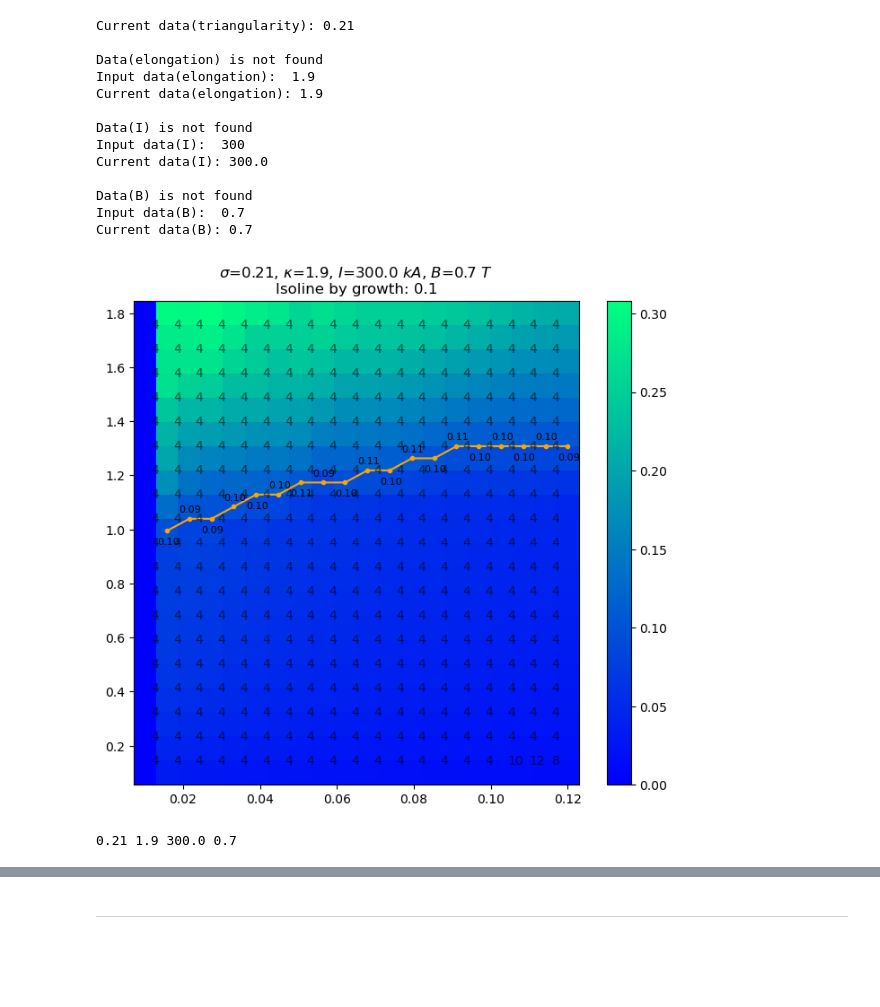
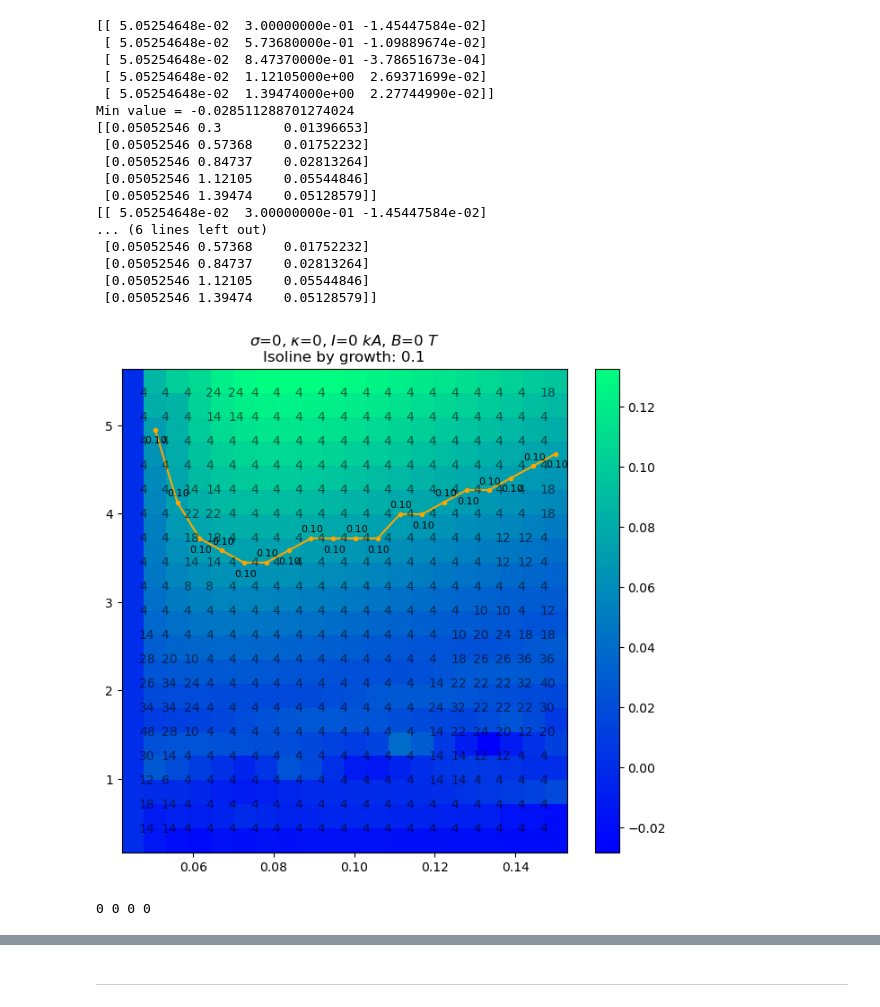
Before and after one commit to feodorrussia/PB_modeling, a Jupyter notebook: Modeling Piling-Ballon Mode/Data-processing.ipynb, the cells around one changed output, grey strips where cells are left out. Cells and saved outputs as stored; diff of their text form; code cells hidden in the pictures; blank space fills up the shorter version.

```diff
--- a/Modeling Piling-Ballon Mode/Data-processing.ipynb
+++ b/Modeling Piling-Ballon Mode/Data-processing.ipynb
@@ -30,8 +30,16 @@ def pack_df_fromArrays(data):
     data_arr = []
     for i in range(N):
         for j in range(M):
-            data_arr.append([data["A"][i], data["P"][j], data["growth"][i, j]])
-    return pd.DataFrame(data_arr, columns=['A', 'P', 'growth'])
+            if data["growth"][i, j] != 0.:
+                data_arr.append([data["A"][i], data["P"][j], data["growth"][i, j]])
+
+    np_arr = np.array(data_arr)
+    print(np_arr[:5, :])
+    print(f"Min value = {np.min(np_arr)}")
+    np_arr[:, 2] += abs(min(np.min(np_arr), 0))
+    print(np_arr[:5, :])
+
+    return pd.DataFrame(np_arr, columns=['A', 'P', 'growth'])
 
 
 def get_data_fromNPZ(filename):
@@ -66,12 +74,12 @@ def get_data_fromDAT(index=""):
     growth = pd.read_table(f"data/growth{index}.dat", sep=' ', header=None)
     mode = pd.read_table(f"data/unstable_mode{index}.dat", sep=' ', header=None)
 
-    triangularity = get_data_fromString(index, r"triangularity=([+-]?[0-9]*\.?[0-9]+(?:[eE][+-]?[0-9]+)?)[^0-9]",
-                                        "triangularity")
-    elongation = get_data_fromString(index, r"elongation=([+-]?[0-9]*\.?[0-9]+(?:[eE][+-]?[0-9]+)?)[^0-9]",
-                                     "elongation")
-    I = get_data_fromString(index, r"I=([+-]?[0-9]*\.?[0-9]+(?:[eE][+-]?[0-9]+)?)[^0-9]", "I")
-    B = get_data_fromString(index, r"B=([+-]?[0-9]*\.?[0-9]+(?:[eE][+-]?[0-9]+)?)[^0-9]", "B")
+    triangularity = 0  # get_data_fromString(index, r"triangularity=([+-]?[0-9]*\.?[0-9]+(?:[eE][+-]?[0-9]+)?)[^0-9]",
+                                        # "triangularity")
+    elongation = 0  # get_data_fromString(index, r"elongation=([+-]?[0-9]*\.?[0-9]+(?:[eE][+-]?[0-9]+)?)[^0-9]",
+                                     # "elongation")
+    I = 0  # get_data_fromString(index, r"I=([+-]?[0-9]*\.?[0-9]+(?:[eE][+-]?[0-9]+)?)[^0-9]", "I")
+    B = 0  # get_data_fromString(index, r"B=([+-]?[0-9]*\.?[0-9]+(?:[eE][+-]?[0-9]+)?)[^0-9]", "B")
 
     df_ = pack_df_fromArrays({"A": index_A,
                               "P": header_P,
@@ -178,23 +186,27 @@ def variate_points(points, n, var_x, var_y):
 # %%
 filename = "output-data_triangularity=2.1e-1.npz"
 
-sigma, kappa, I, B, x, y, growth, df = get_data_fromNPZ(filename)  # get_data_fromDAT()  #
+delta, kappa, I, B, x, y, growth, df = get_data_fromDAT()  # get_data_fromNPZ(filename)  #
 
-print(sigma, kappa, I, B)
+print(delta, kappa, I, B)
 # %% [output]
-Current data(triangularity): 0.21
-
-Data(elongation) is not found
-Input data(elongation):  1.9
-Current data(elongation): 1.9
-
-Data(I) is not found
-Input data(I):  300
-Current data(I): 300.0
-
-Data(B) is not found
-Input data(B):  0.7
-Current data(B): 0.7
+[[ 5.05254648e-02  3.00000000e-01 -1.45447584e-02]
+ [ 5.05254648e-02  5.73680000e-01 -1.09889674e-02]
+ [ 5.05254648e-02  8.47370000e-01 -3.78651673e-04]
+ [ 5.05254648e-02  1.12105000e+00  2.69371699e-02]
+ [ 5.05254648e-02  1.39474000e+00  2.27744990e-02]]
+Min value = -0.028511288701274024
+[[0.05052546 0.3        0.01396653]
+ [0.05052546 0.57368    0.01752232]
+ [0.05052546 0.84737    0.02813264]
+ [0.05052546 1.12105    0.05544846]
+ [0.05052546 1.39474    0.05128579]]
+[[ 5.05254648e-02  3.00000000e-01 -1.45447584e-02]
+... (6 lines left out)
+ [0.05052546 0.57368    0.01752232]
+ [0.05052546 0.84737    0.02813264]
+ [0.05052546 1.12105    0.05544846]
+ [0.05052546 1.39474    0.05128579]]
-[figure, old version]
+[figure, new version]
-0.21 1.9 300.0 0.7
+0 0 0 0
 # %%
```
Also changed, not shown: parts of 4 cells of this notebook.
